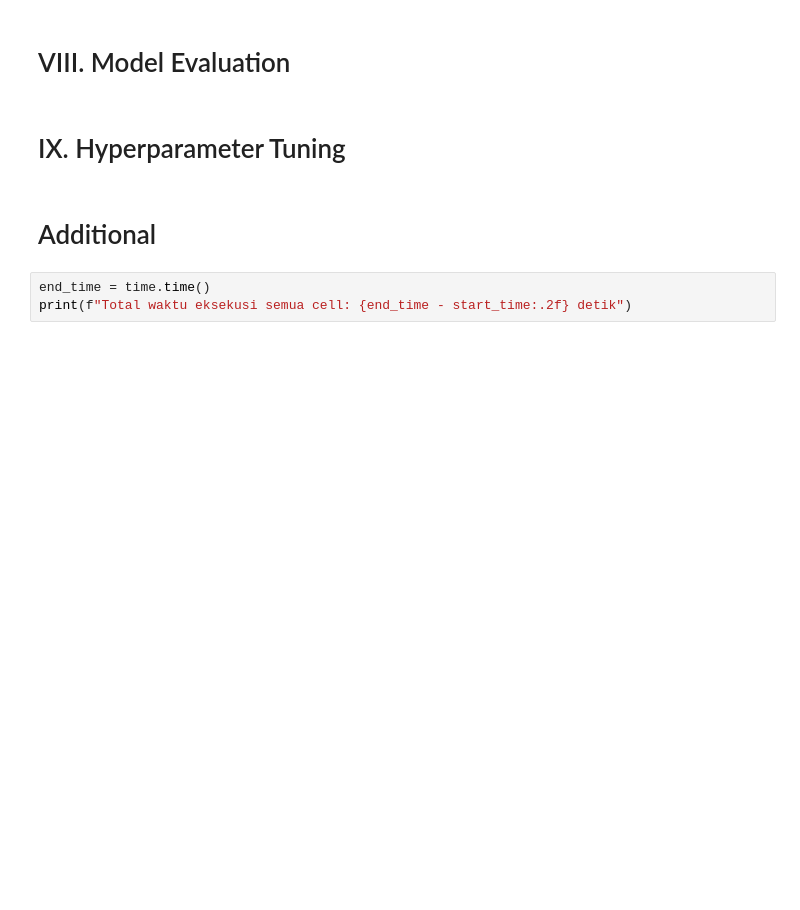
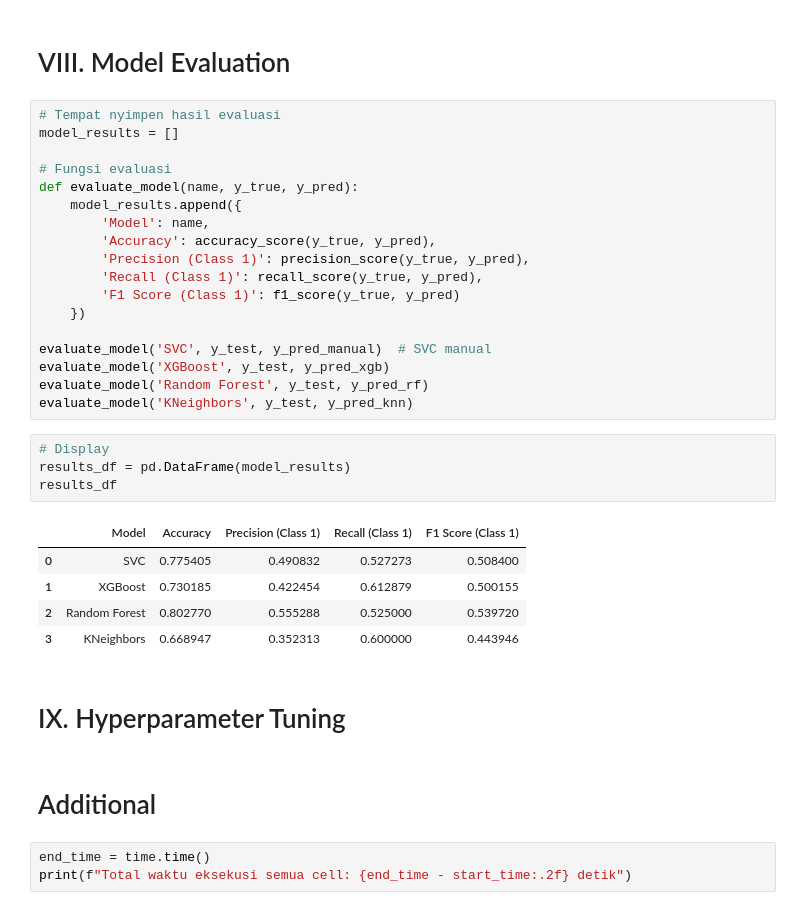
Before and after one commit to iqbal-saputra/AssignmentML, a Jupyter notebook: AssignmentML.ipynb, the cells around one changed output. Saved outputs shown, nothing was run; the diff lists cells and outputs as text; blank space fills up the shorter version.

```diff
--- a/AssignmentML.ipynb
+++ b/AssignmentML.ipynb
@@ -1066,5 +1376,33 @@ Name: proportion, dtype: float64
 # %% [markdown]
 # VIII. Model Evaluation
+# %%
+# Tempat nyimpen hasil evaluasi
+model_results = []
+
+# Fungsi evaluasi
+def evaluate_model(name, y_true, y_pred):
+    model_results.append({
+        'Model': name,
+        'Accuracy': accuracy_score(y_true, y_pred),
+        'Precision (Class 1)': precision_score(y_true, y_pred),
+        'Recall (Class 1)': recall_score(y_true, y_pred),
+        'F1 Score (Class 1)': f1_score(y_true, y_pred)
+    })
+
+evaluate_model('SVC', y_test, y_pred_manual)  # SVC manual
+evaluate_model('XGBoost', y_test, y_pred_xgb)
+evaluate_model('Random Forest', y_test, y_pred_rf)
+evaluate_model('KNeighbors', y_test, y_pred_knn)
+# %%
+# Display
+results_df = pd.DataFrame(model_results)
+results_df
+# %% [output]
+|  | Model | Accuracy | Precision (Class 1) | Recall (Class 1) | F1 Score (Class 1) |
+| 0 | SVC | 0.775405 | 0.490832 | 0.527273 | 0.508400 |
+| 1 | XGBoost | 0.730185 | 0.422454 | 0.612879 | 0.500155 |
+| 2 | Random Forest | 0.802770 | 0.555288 | 0.525000 | 0.539720 |
+| 3 | KNeighbors | 0.668947 | 0.352313 | 0.600000 | 0.443946 |
 # %% [markdown]
 # IX. Hyperparameter Tuning
 # %% [markdown]
```
Also changed, not shown: parts of 23 cells of this notebook.
